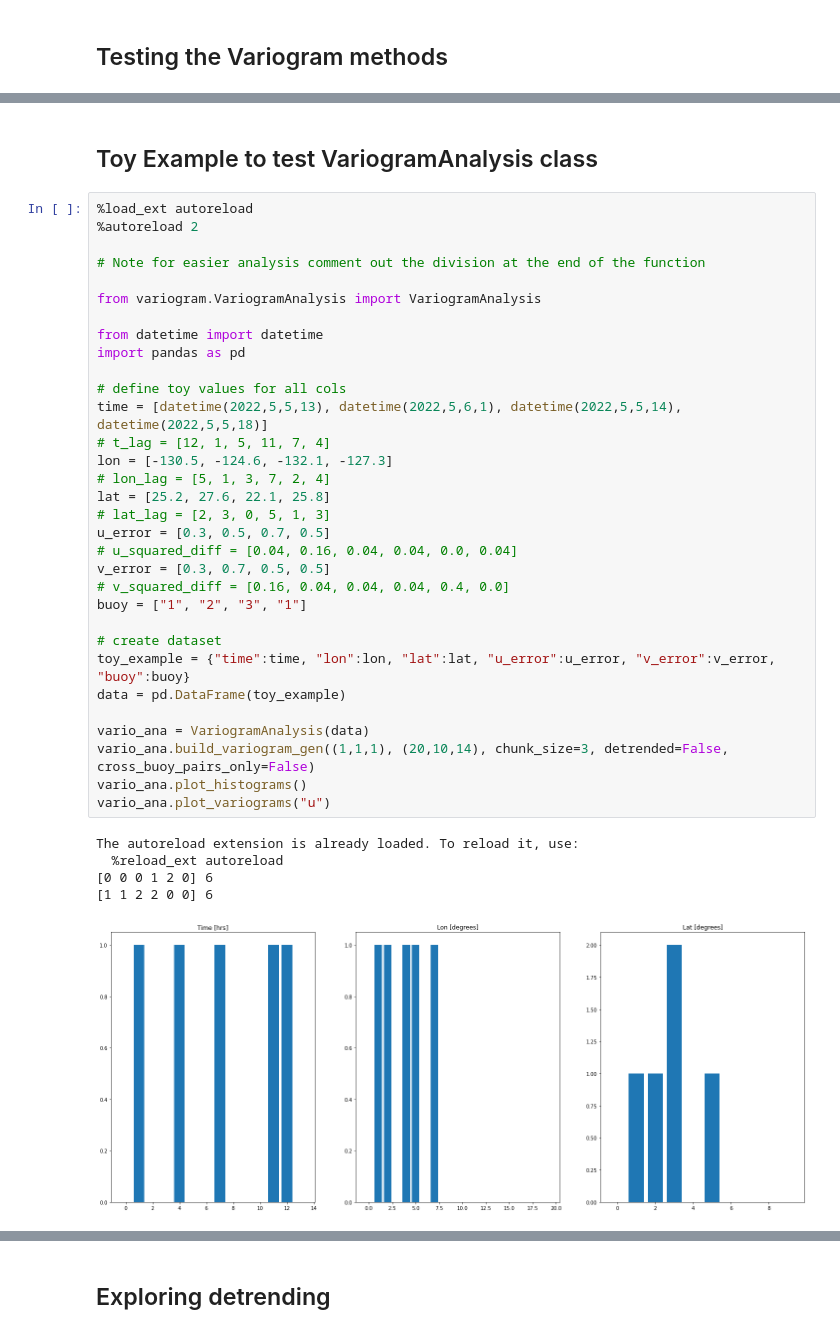
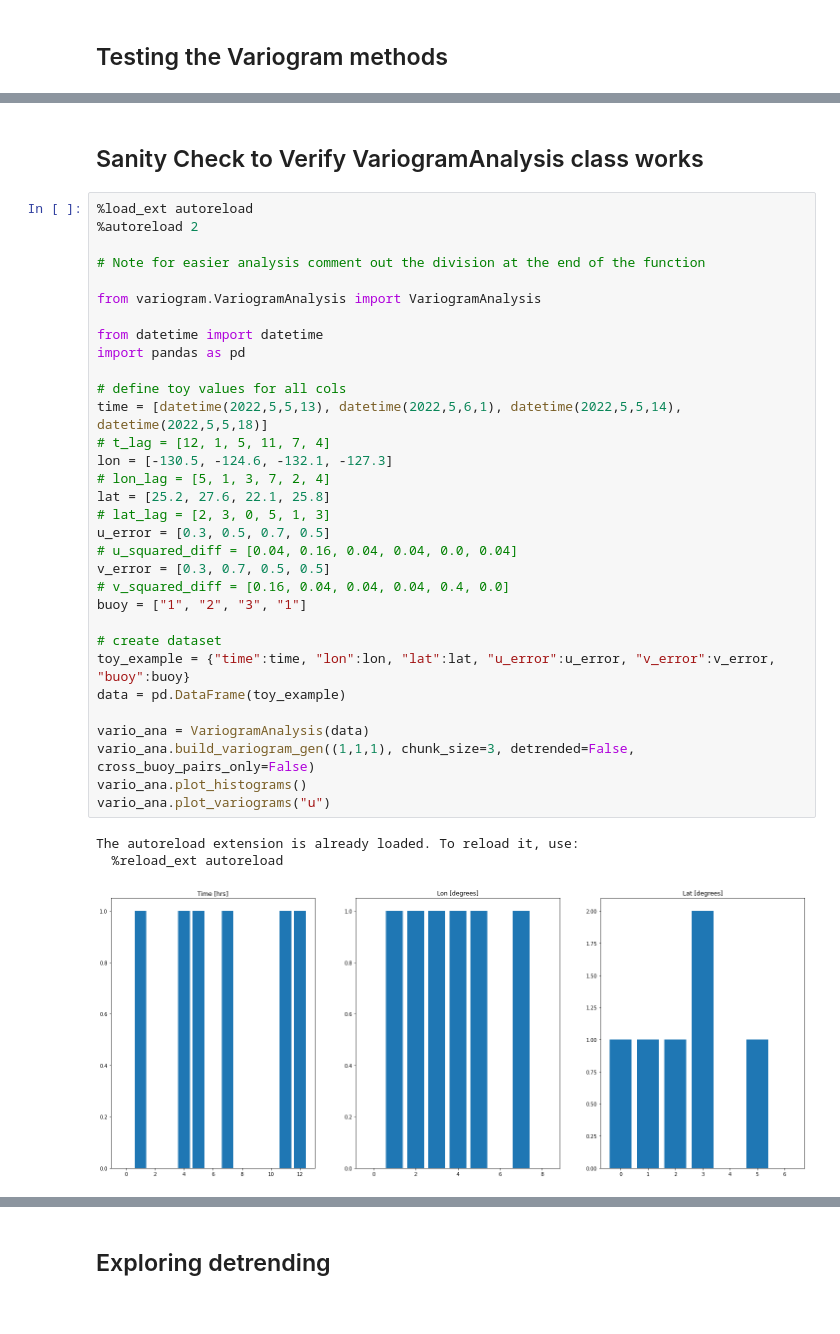
Before and after one commit to MariusWiggert/OceanPlatformControl, a Jupyter notebook: ocean_navigation_simulator/generative_error_model/test_variogram.ipynb, the cells around one changed output, grey strips where cells are left out. Cells and saved outputs as stored; diff of their text form.

Commit message:
edit notebook which shows that gstat lib and my code do the same thing for 1D. Only my code supports multiple dims

```diff
--- a/ocean_navigation_simulator/generative_error_model/test_variogram.ipynb
+++ b/ocean_navigation_simulator/generative_error_model/test_variogram.ipynb
@@ -39,5 +98,5 @@ vario_ana.plot_variograms("v")
 # %% [markdown]
-## Toy Example to test VariogramAnalysis class
+## Sanity Check to Verify VariogramAnalysis class works
 # %%
 %load_ext autoreload
 %autoreload 2
@@ -45,34 +104,32 @@ vario_ana.plot_variograms("v")
 # Note for easier analysis comment out the division at the end of the function
 
 from variogram.VariogramAnalysis import VariogramAnalysis
 
 from datetime import datetime
 import pandas as pd
 
 # define toy values for all cols
 time = [datetime(2022,5,5,13), datetime(2022,5,6,1), datetime(2022,5,5,14), datetime(2022,5,5,18)]
 # t_lag = [12, 1, 5, 11, 7, 4]
 lon = [-130.5, -124.6, -132.1, -127.3]
 # lon_lag = [5, 1, 3, 7, 2, 4]
 lat = [25.2, 27.6, 22.1, 25.8]
 # lat_lag = [2, 3, 0, 5, 1, 3]
 u_error = [0.3, 0.5, 0.7, 0.5]
 # u_squared_diff = [0.04, 0.16, 0.04, 0.04, 0.0, 0.04]
 v_error = [0.3, 0.7, 0.5, 0.5]
 # v_squared_diff = [0.16, 0.04, 0.04, 0.04, 0.4, 0.0]
 buoy = ["1", "2", "3", "1"]
 
 # create dataset
 toy_example = {"time":time, "lon":lon, "lat":lat, "u_error":u_error, "v_error":v_error, "buoy":buoy}
 data = pd.DataFrame(toy_example)
 
 vario_ana = VariogramAnalysis(data)
-vario_ana.build_variogram_gen((1,1,1), (20,10,14), chunk_size=3, detrended=False, cross_buoy_pairs_only=False)
+vario_ana.build_variogram_gen((1,1,1), chunk_size=3, detrended=False, cross_buoy_pairs_only=False)
 vario_ana.plot_histograms()
 vario_ana.plot_variograms("u")
 # %% [output]
 The autoreload extension is already loaded. To reload it, use:
   %reload_ext autoreload
-[0 0 0 1 2 0] 6
-[1 1 2 2 0 0] 6
-[figure, old version]
+[figure, new version]
```
Also changed, not shown: parts of 16 cells of this notebook, 3 other files.
